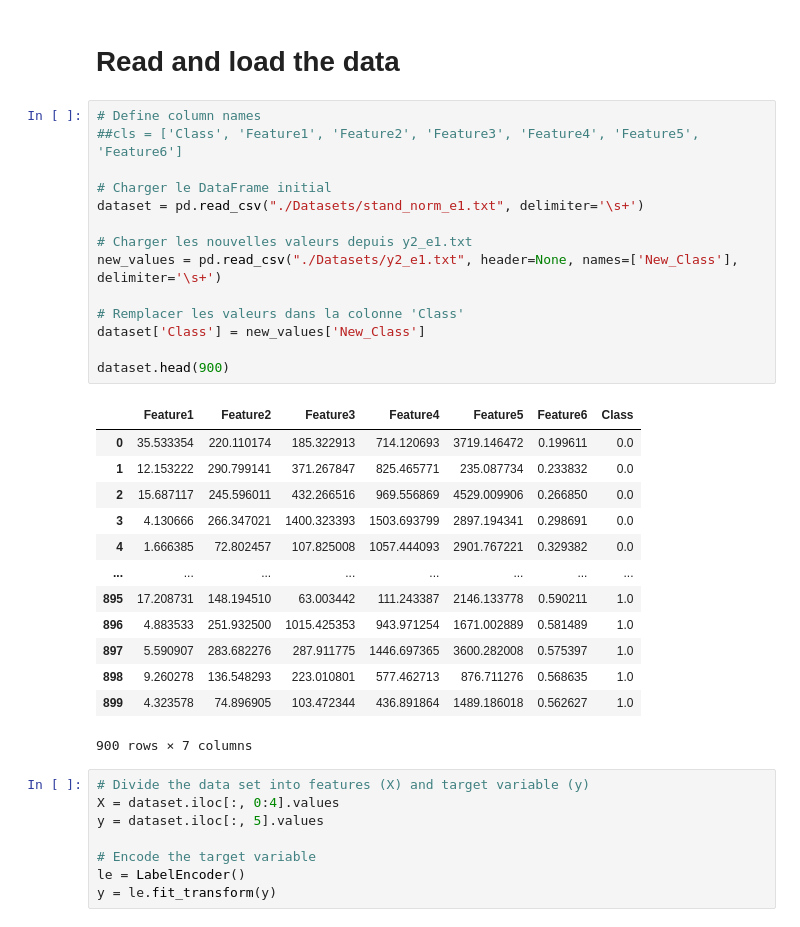
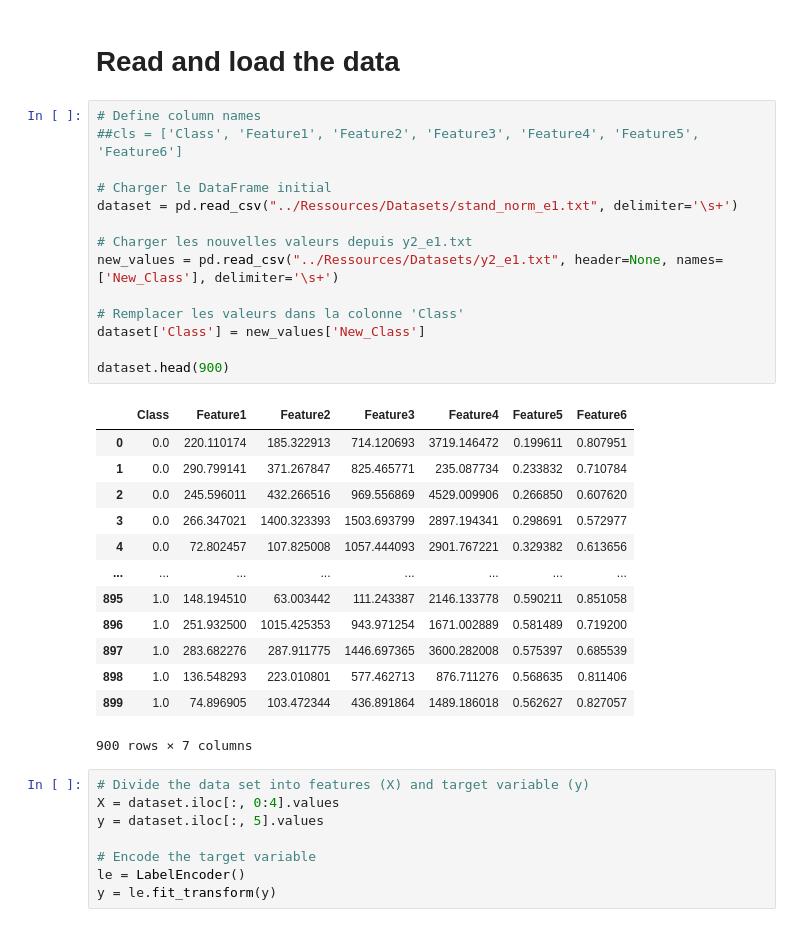
Before and after one commit to charlesbchv/ia-for-medecine, a Jupyter notebook: Feature-Extraction/Linear Discriminant Analysis.ipynb, the cells around one changed output. Cells and saved outputs as stored; diff of their text form.

```diff
--- a/LDA/LDA.ipynb
+++ b/Feature-Extraction/Linear Discriminant Analysis.ipynb
@@ -19,30 +19,30 @@ from sklearn.metrics import accuracy_score, confusion_matrix
 # %%
 # Define column names
 ##cls = ['Class', 'Feature1', 'Feature2', 'Feature3', 'Feature4', 'Feature5', 'Feature6']
 
 # Charger le DataFrame initial
-dataset = pd.read_csv("./Datasets/stand_norm_e1.txt", delimiter='\s+')
+dataset = pd.read_csv("../Ressources/Datasets/stand_norm_e1.txt", delimiter='\s+')
 
 # Charger les nouvelles valeurs depuis y2_e1.txt
-new_values = pd.read_csv("./Datasets/y2_e1.txt", header=None, names=['New_Class'], delimiter='\s+')
+new_values = pd.read_csv("../Ressources/Datasets/y2_e1.txt", header=None, names=['New_Class'], delimiter='\s+')
 
 # Remplacer les valeurs dans la colonne 'Class'
 dataset['Class'] = new_values['New_Class']
 
 dataset.head(900)
 # %% [output]
-|  | Feature1 | Feature2 | Feature3 | Feature4 | Feature5 | Feature6 | Class |
-| 0 | 35.533354 | 220.110174 | 185.322913 | 714.120693 | 3719.146472 | 0.199611 | 0.0 |
-| 1 | 12.153222 | 290.799141 | 371.267847 | 825.465771 | 235.087734 | 0.233832 | 0.0 |
-| 2 | 15.687117 | 245.596011 | 432.266516 | 969.556869 | 4529.009906 | 0.266850 | 0.0 |
-| 3 | 4.130666 | 266.347021 | 1400.323393 | 1503.693799 | 2897.194341 | 0.298691 | 0.0 |
-| 4 | 1.666385 | 72.802457 | 107.825008 | 1057.444093 | 2901.767221 | 0.329382 | 0.0 |
+|  | Class | Feature1 | Feature2 | Feature3 | Feature4 | Feature5 | Feature6 |
+| 0 | 0.0 | 220.110174 | 185.322913 | 714.120693 | 3719.146472 | 0.199611 | 0.807951 |
+| 1 | 0.0 | 290.799141 | 371.267847 | 825.465771 | 235.087734 | 0.233832 | 0.710784 |
+| 2 | 0.0 | 245.596011 | 432.266516 | 969.556869 | 4529.009906 | 0.266850 | 0.607620 |
+| 3 | 0.0 | 266.347021 | 1400.323393 | 1503.693799 | 2897.194341 | 0.298691 | 0.572977 |
+| 4 | 0.0 | 72.802457 | 107.825008 | 1057.444093 | 2901.767221 | 0.329382 | 0.613656 |
 | ... | ... | ... | ... | ... | ... | ... | ... |
-| 895 | 17.208731 | 148.194510 | 63.003442 | 111.243387 | 2146.133778 | 0.590211 | 1.0 |
-| 896 | 4.883533 | 251.932500 | 1015.425353 | 943.971254 | 1671.002889 | 0.581489 | 1.0 |
-| 897 | 5.590907 | 283.682276 | 287.911775 | 1446.697365 | 3600.282008 | 0.575397 | 1.0 |
-| 898 | 9.260278 | 136.548293 | 223.010801 | 577.462713 | 876.711276 | 0.568635 | 1.0 |
-| 899 | 4.323578 | 74.896905 | 103.472344 | 436.891864 | 1489.186018 | 0.562627 | 1.0 |
+| 895 | 1.0 | 148.194510 | 63.003442 | 111.243387 | 2146.133778 | 0.590211 | 0.851058 |
+| 896 | 1.0 | 251.932500 | 1015.425353 | 943.971254 | 1671.002889 | 0.581489 | 0.719200 |
+| 897 | 1.0 | 283.682276 | 287.911775 | 1446.697365 | 3600.282008 | 0.575397 | 0.685539 |
+| 898 | 1.0 | 136.548293 | 223.010801 | 577.462713 | 876.711276 | 0.568635 | 0.811406 |
+| 899 | 1.0 | 74.896905 | 103.472344 | 436.891864 | 1489.186018 | 0.562627 | 0.827057 |
 900 rows × 7 columns
 # %%
 # Divide the data set into features (X) and target variable (y)
```
Also changed, not shown: parts of 2 cells of this notebook, 4 other files.
